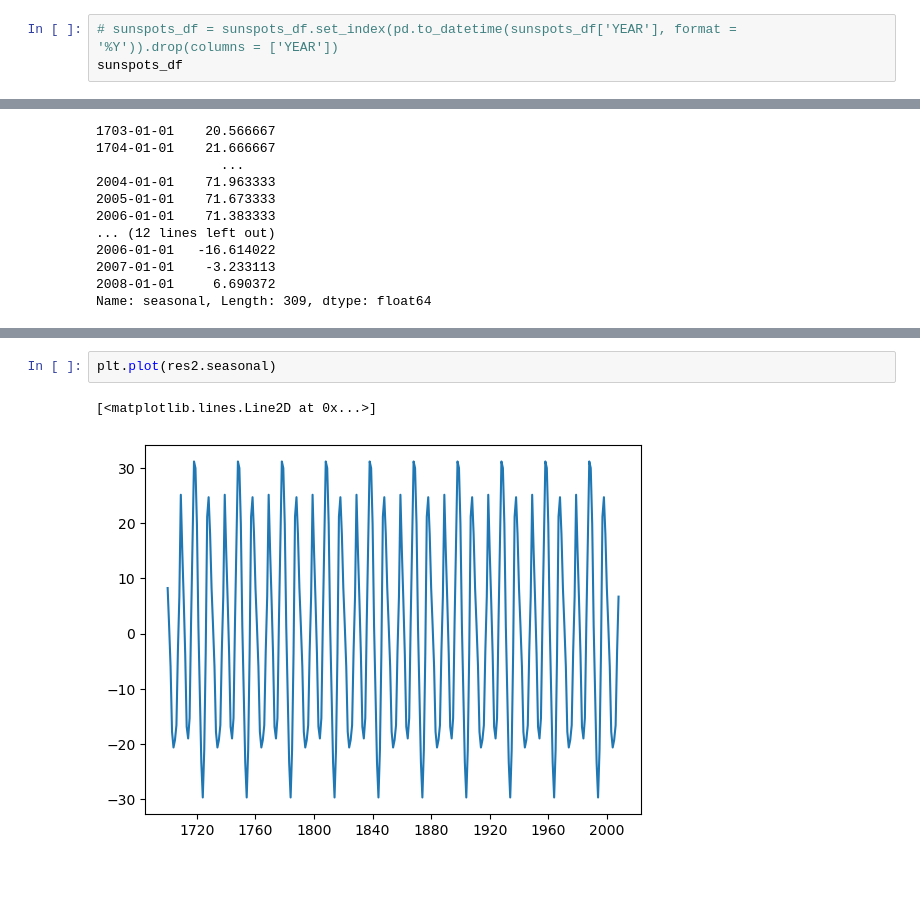
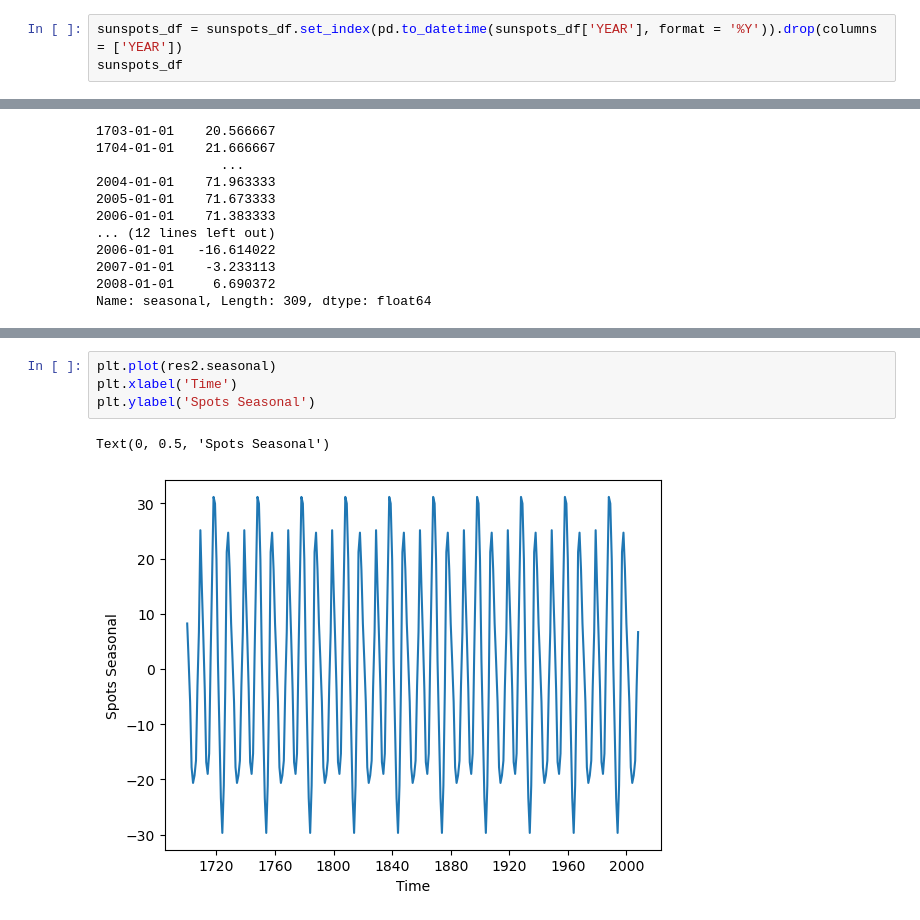
Before and after one commit to coachtech/BE_MLAI_LSTERN, a Jupyter notebook: try-it_10_1_starter/try-it-10.1-starter.ipynb, the cells around one changed output, grey strips where cells are left out. Cells and saved outputs as stored; diff of their text form; blank space fills up the shorter version.

```diff
--- a/try-it_10_1_starter/try-it-10.1-starter.ipynb
+++ b/try-it_10_1_starter/try-it-10.1-starter.ipynb
@@ -114,7 +167,7 @@ sunspots_df
 | 308 | 2008.0 | 2.9 |
 309 rows × 2 columns
 # %%
-# sunspots_df = sunspots_df.set_index(pd.to_datetime(sunspots_df['YEAR'], format = '%Y')).drop(columns = ['YEAR'])
+sunspots_df = sunspots_df.set_index(pd.to_datetime(sunspots_df['YEAR'], format = '%Y')).drop(columns = ['YEAR'])
 sunspots_df
 # %% [output]
 |  | SUNACTIVITY |
@@ -184,5 +243,7 @@ plt.plot(res2.trend)
 # %%
 plt.plot(res2.seasonal)
+plt.xlabel('Time')
+plt.ylabel('Spots Seasonal')
 # %% [output]
-[<matplotlib.lines.Line2D at 0x...>]
+Text(0, 0.5, 'Spots Seasonal')
-[figure, old version]
+[figure, new version]
```
Also changed, not shown: parts of 10 cells of this notebook, 6 other files.
